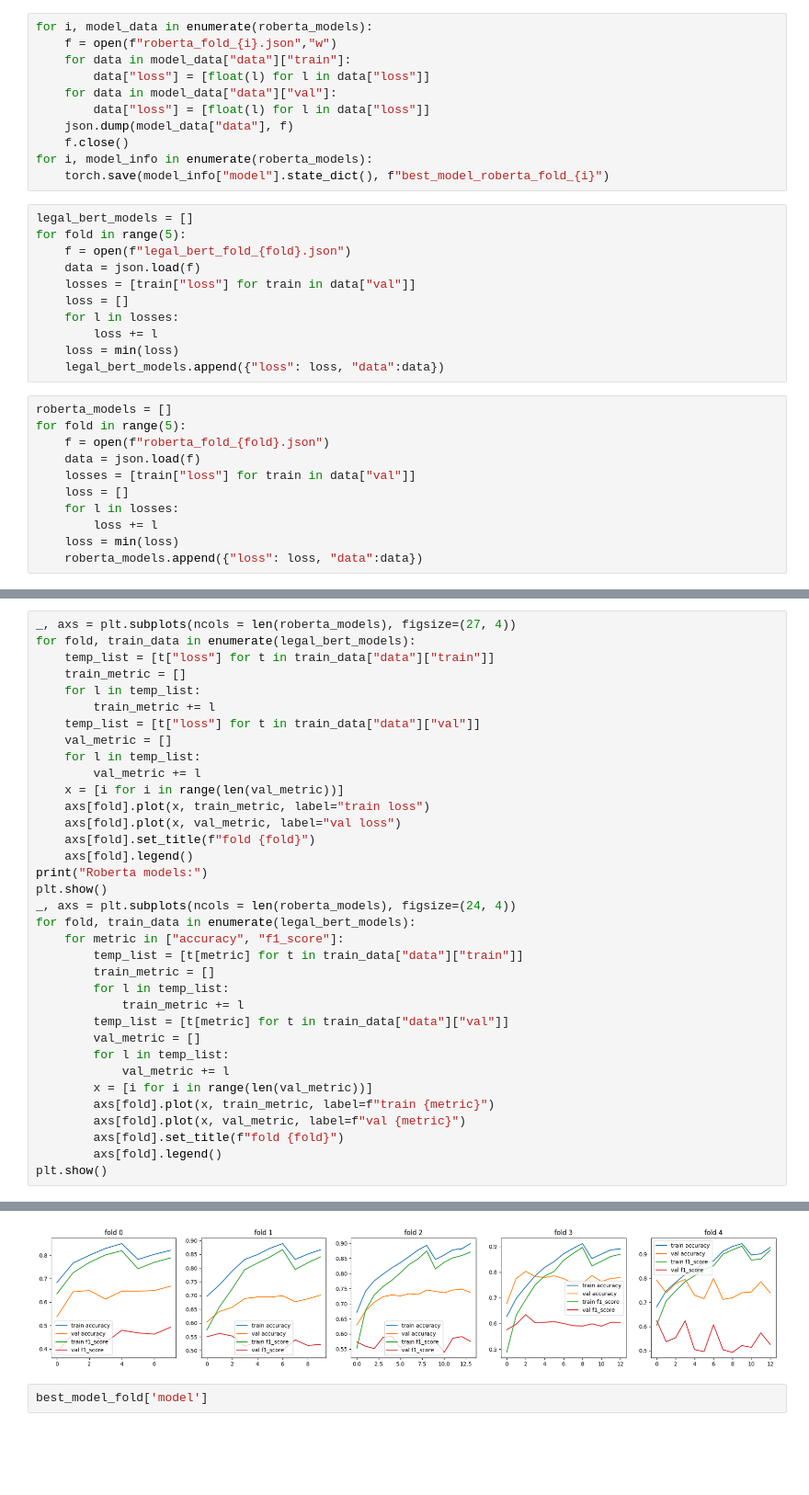
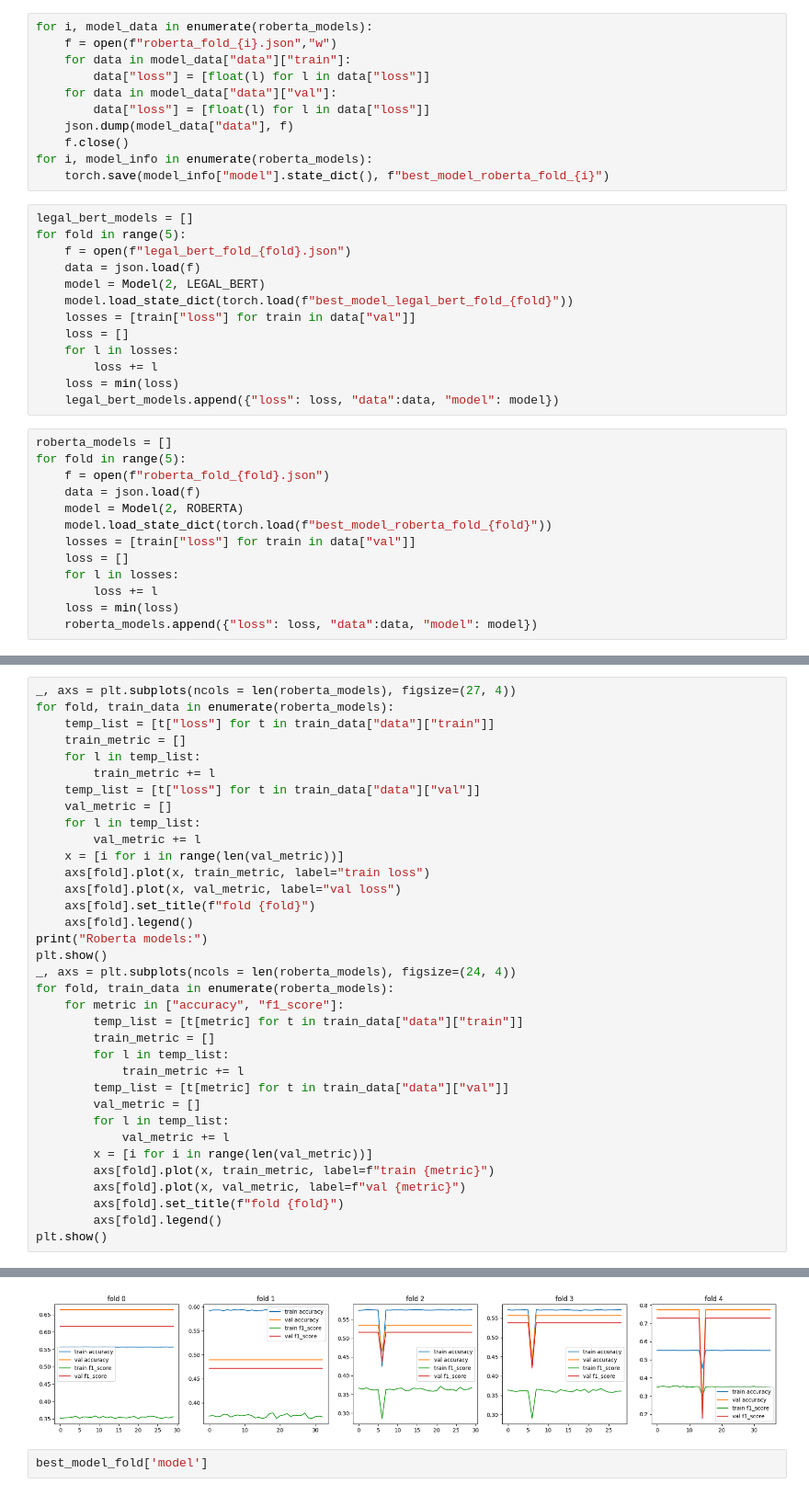
Before and after one commit to SeppiaBrilla/NLP_project, a Jupyter notebook: project.ipynb, the cells around one changed output, grey strips where cells are left out. Shown at 92% size. Cells and saved outputs as stored; diff of their text form; blank space fills up the shorter version.

Commit message:
new trainings

```diff
--- a/project.ipynb
+++ b/project.ipynb
@@ -457,20 +457,24 @@ legal_bert_models = []
 for fold in range(5):
     f = open(f"legal_bert_fold_{fold}.json")
     data = json.load(f)
+    model = Model(2, LEGAL_BERT)
+    model.load_state_dict(torch.load(f"best_model_legal_bert_fold_{fold}"))
     losses = [train["loss"] for train in data["val"]]
     loss = []
     for l in losses:
         loss += l
     loss = min(loss)
-    legal_bert_models.append({"loss": loss, "data":data})
+    legal_bert_models.append({"loss": loss, "data":data, "model": model})
 # %%
 roberta_models = []
 for fold in range(5):
     f = open(f"roberta_fold_{fold}.json")
     data = json.load(f)
+    model = Model(2, ROBERTA)
+    model.load_state_dict(torch.load(f"best_model_roberta_fold_{fold}"))
     losses = [train["loss"] for train in data["val"]]
     loss = []
     for l in losses:
         loss += l
     loss = min(loss)
-    roberta_models.append({"loss": loss, "data":data})
+    roberta_models.append({"loss": loss, "data":data, "model": model})
@@ -526,6 +541,6 @@ Legal bert models:
 # %%
 _, axs = plt.subplots(ncols = len(roberta_models), figsize=(27, 4))
-for fold, train_data in enumerate(legal_bert_models):
+for fold, train_data in enumerate(roberta_models):
     temp_list = [t["loss"] for t in train_data["data"]["train"]]
     train_metric = []
     for l in temp_list:
@@ -542,7 +557,7 @@ for fold, train_data in enumerate(legal_bert_models):
 print("Roberta models:")
 plt.show()
 _, axs = plt.subplots(ncols = len(roberta_models), figsize=(24, 4))
-for fold, train_data in enumerate(legal_bert_models):
+for fold, train_data in enumerate(roberta_models):
     for metric in ["accuracy", "f1_score"]:
         temp_list = [t[metric] for t in train_data["data"]["train"]]
         train_metric = []
@@ -564,4 +579,4 @@ Roberta models:
-[figure, old version]
+[figure, new version]
 # %%
 best_model_fold['model']
 # %% [output]
```
Also changed, not shown: parts of 9 cells of this notebook, 20 other files.
